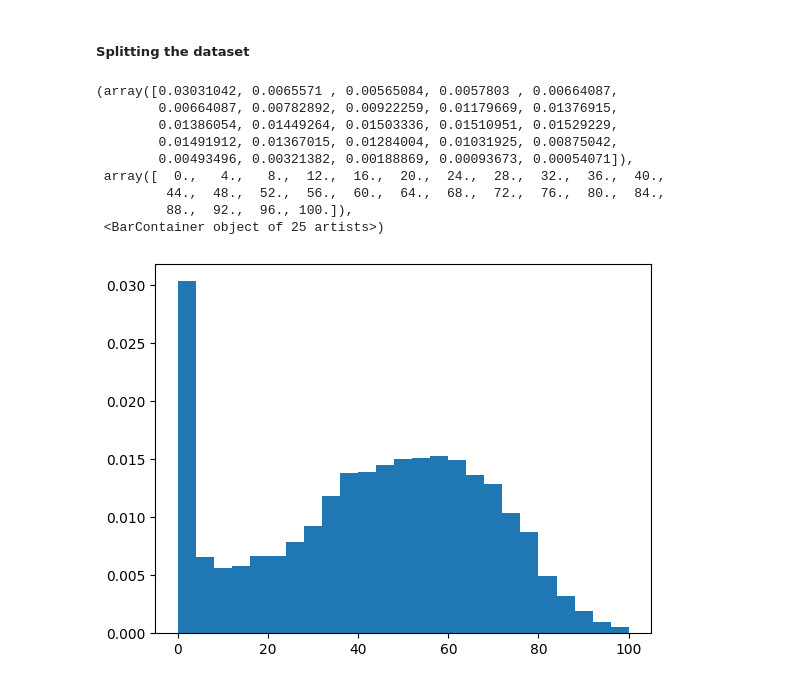
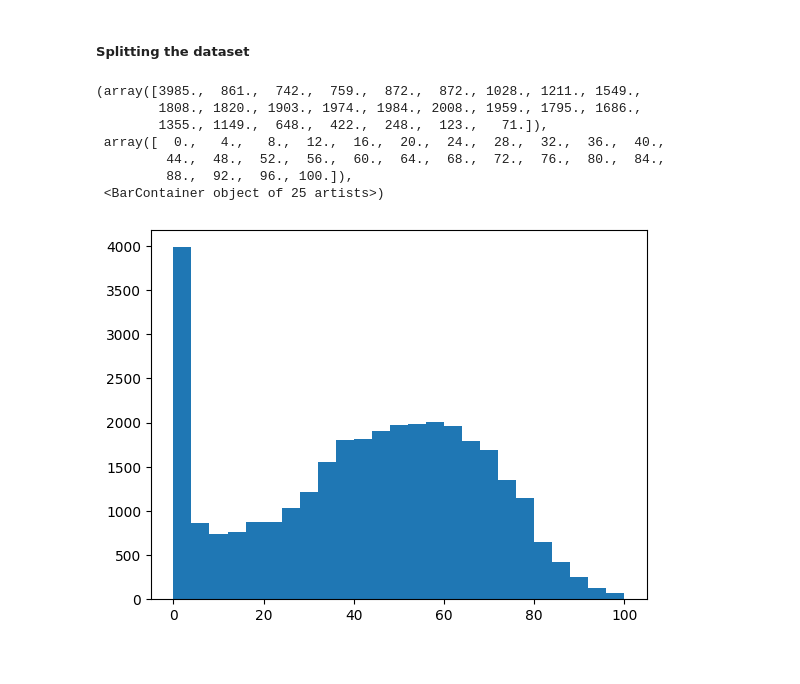
Before and after one commit to ssspetrovic/spotify-prediction, a Jupyter notebook: main.ipynb, the cells around one changed output. Drawn from its saved outputs; the diff is of its cells as text; code cells hidden in the pictures.

```diff
--- a/main.ipynb
+++ b/main.ipynb
@@ -27,7 +30,7 @@ df.head()
 # %% [markdown]
 ##### Dropping invalid and missing values
 # %%
-columns_to_drop = ['track_id', 'track_name', 'track_album_id', 'track_album_name', 'playlist_name', 'playlist_id']
+columns_to_drop = ['track_id', 'track_artist', 'track_name', 'track_album_id', 'track_album_name', 'playlist_name', 'playlist_id']
 df.drop(columns=columns_to_drop, inplace=True)
 df.dropna(axis=0, inplace=True)
 
@@ -41,18 +44,19 @@ new_df[['year', 'month', 'day']] = new_df['track_album_release_date'].str.split(
 
 # Convert the columns to numeric (to handle missing values during median calculation)
 new_df['year'] = pd.to_numeric(new_df['year'], errors='coerce', downcast='integer')
-new_df['month'] = pd.to_numeric(new_df['month'], errors='coerce', downcast='integer')
-new_df['day'] = pd.to_numeric(new_df['day'], errors='coerce', downcast='integer')
+# new_df['month'] = pd.to_numeric(new_df['month'], errors='coerce', downcast='integer')
+# new_df['day'] = pd.to_numeric(new_df['day'], errors='coerce', downcast='integer')
 
 # Calculate median values for year, month, and day
 median_year = int(new_df['year'].median())
-median_month = int(new_df['month'].median())
-median_day = int(new_df['day'].median())
+# median_month = int(new_df['month'].median())
+# median_day = int(new_df['day'].median())
 
 # Fill missing values with median values
 new_df['year'] = new_df['year'].fillna(median_year).astype(int)
-new_df['month'] = new_df['month'].fillna(median_month).astype(int)
-new_df['day'] = new_df['day'].fillna(median_day).astype(int)
+# new_df['month'] = new_df['month'].fillna(median_month).astype(int)
+# new_df['day'] = new_df['day'].fillna(median_day).astype(int)
 
-x = new_df.drop(['track_popularity'], axis=1)
+X = new_df.drop(['track_popularity', 'track_album_release_date'], axis=1)
+X = pd.get_dummies(X, dtype=int)
 y = new_df['track_popularity']
@@ -96,14 +104,12 @@ x_train, x_test, y_train, y_test = train_test_split(x, y, test_size=0.05, random
 # %%
-plt.hist(y, density=True, bins=25)
+plt.hist(y, bins=25)
 # %% [output]
-(array([0.03031042, 0.0065571 , 0.00565084, 0.0057803 , 0.00664087,
-        0.00664087, 0.00782892, 0.00922259, 0.01179669, 0.01376915,
-        0.01386054, 0.01449264, 0.01503336, 0.01510951, 0.01529229,
-        0.01491912, 0.01367015, 0.01284004, 0.01031925, 0.00875042,
-        0.00493496, 0.00321382, 0.00188869, 0.00093673, 0.00054071]),
+(array([3985.,  861.,  742.,  759.,  872.,  872., 1028., 1211., 1549.,
+        1808., 1820., 1903., 1974., 1984., 2008., 1959., 1795., 1686.,
+        1355., 1149.,  648.,  422.,  248.,  123.,   71.]),
  array([  0.,   4.,   8.,  12.,  16.,  20.,  24.,  28.,  32.,  36.,  40.,
          44.,  48.,  52.,  56.,  60.,  64.,  68.,  72.,  76.,  80.,  84.,
          88.,  92.,  96., 100.]),
  <BarContainer object of 25 artists>)
-[figure, old version]
+[figure, new version]
 # %%
```
Also changed, not shown: parts of 16 cells of this notebook.
